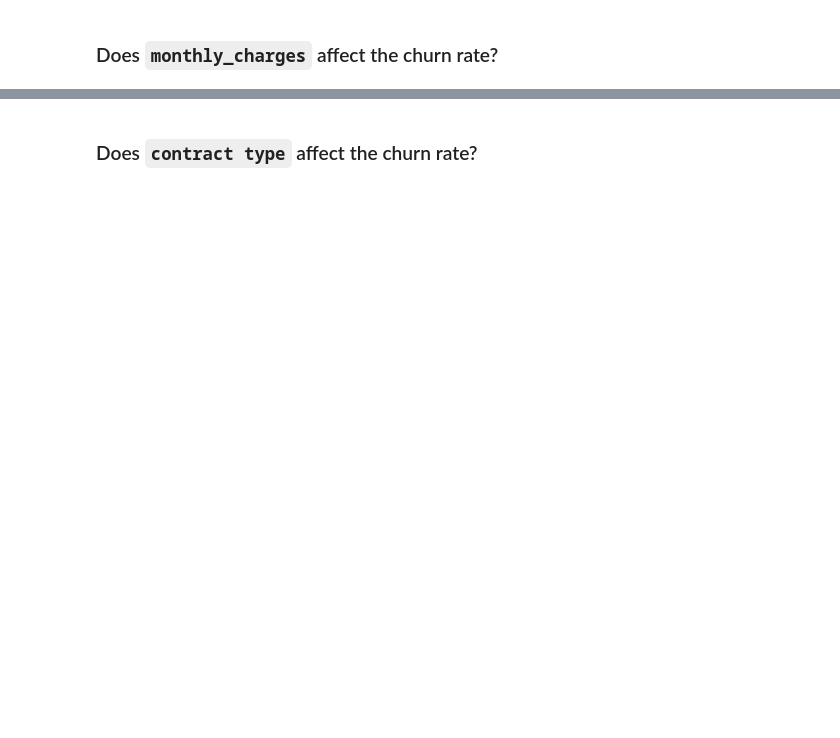
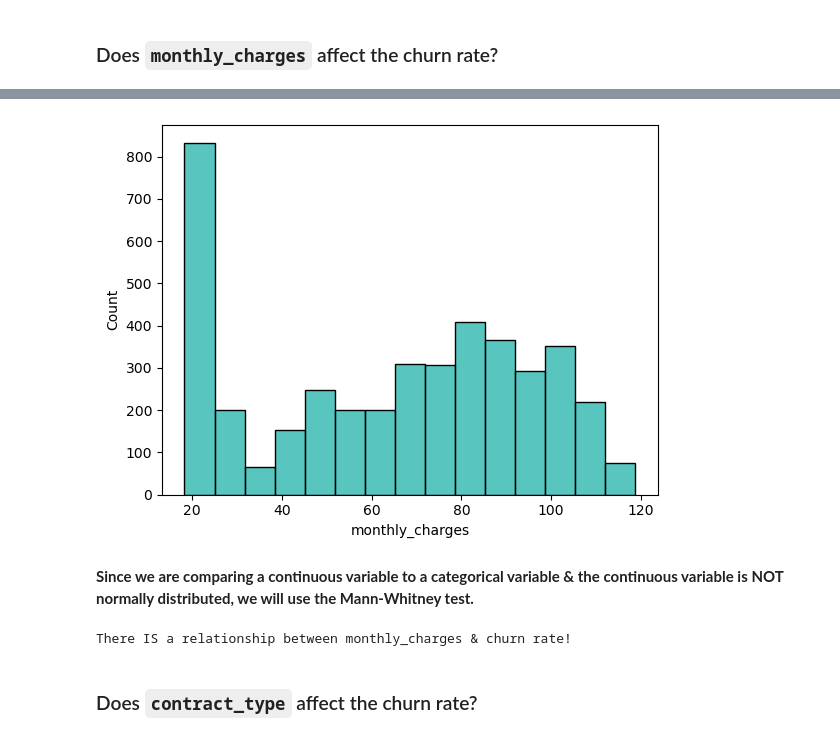
Before and after one commit to rabeka-branham/classification_project, a Jupyter notebook: scratch_pad.ipynb, the cells around one changed output, grey strips where cells are left out. Saved outputs shown, nothing was run; the diff lists cells and outputs as text; code cells hidden in the pictures; blank space fills up the shorter version.

```diff
--- a/scratch_pad.ipynb
+++ b/scratch_pad.ipynb
@@ -133,2 +170,13 @@ bar_tenure(train)
+# %%
+# checking the distribution of our continuous variable
+sns.histplot(train.monthly_charges,color='lightseagreen');
+# %% [output]
+[figure, added]
+# %% [markdown]
+**Since we are comparing a continuous variable to a categorical variable & the continuous variable is NOT normally distributed, we will use the Mann-Whitney test.**
+# %%
+e.mann_whitney_monthly_charges(train)
+# %% [output]
+There IS a relationship between monthly_charges & churn rate!
 # %% [markdown]
-### Does `contract type` affect the churn rate?
+### Does `contract_type` affect the churn rate?
```
Also changed, not shown: parts of 46 cells of this notebook, 3 other files.
